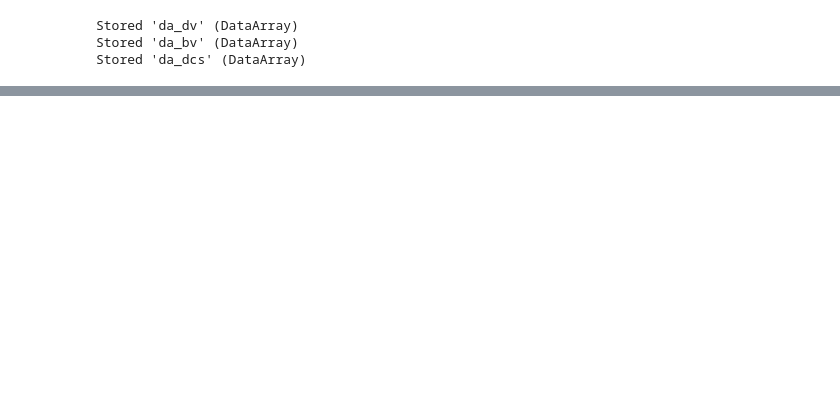
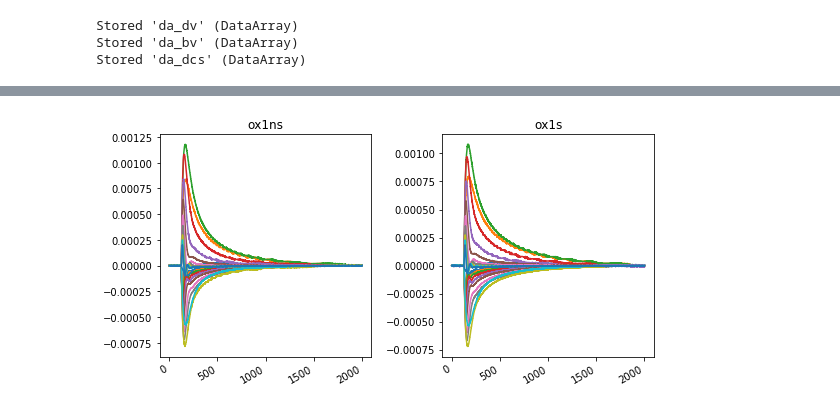
Before and after one commit to aspitarl/TRMC, a Jupyter notebook: RawDataLoad.ipynb, the cells around one changed output, grey strips where cells are left out. Drawn from its saved outputs; the diff is of its cells as text; code cells hidden in the pictures; blank space fills up the shorter version.

```diff
--- a/RawDataLoad.ipynb
+++ b/RawDataLoad.ipynb
@@ -135,0 +157,24 @@ Stored 'da_dcs' (DataArray)
+# %%
+size = len(da_dv.indexes['sample'])
+fig, axes = plt.subplots(1,size, figsize = (4*size, 2*size), squeeze=False)
+
+for i,samp in enumerate(da_dv.indexes['sample']):
+    data = da_dv.sel(sample = samp).sel(direction = 'U').dropna('fluence','all').isel(fluence = -1).dropna('time','all')
+    ax = axes[0][i]
+    f0 = 8.542e9
+    freqs = data.indexes['freq']
+    for freq in freqs:
+        trace = data.sel(freq = freq).dropna('time','all')
+        ax.plot(trace.to_series())
+#     ax = plot.redbluetransient(ax,data, f0)
+    ax.set_title(samp)
+#     ax.set_xlim([200e-9,2000e-9])
+#     ax.set_xlabel('time (ns)')
+#     ax.set_ylabel('Voltage (V)')
+    ax.xaxis.set_major_formatter(FuncFormatter(plot.exp_formatter(-9).func))
+
+# ax.legend()
+fig.autofmt_xdate()
+fig.tight_layout()
+# %% [output]
+[figure, added]
```
Also changed, not shown: parts of 11 cells of this notebook, 1 other file.
